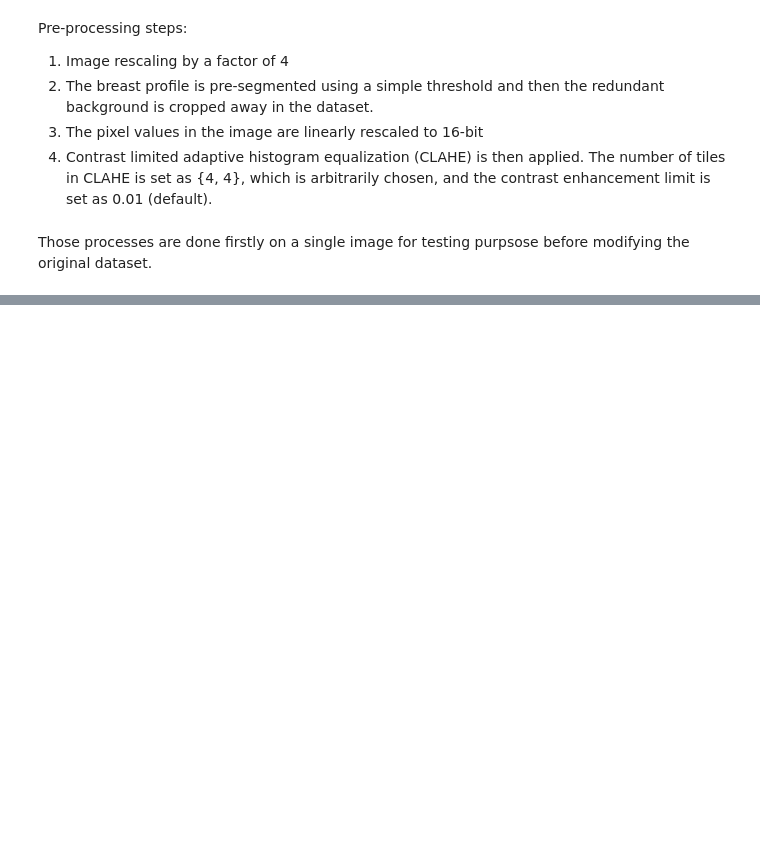
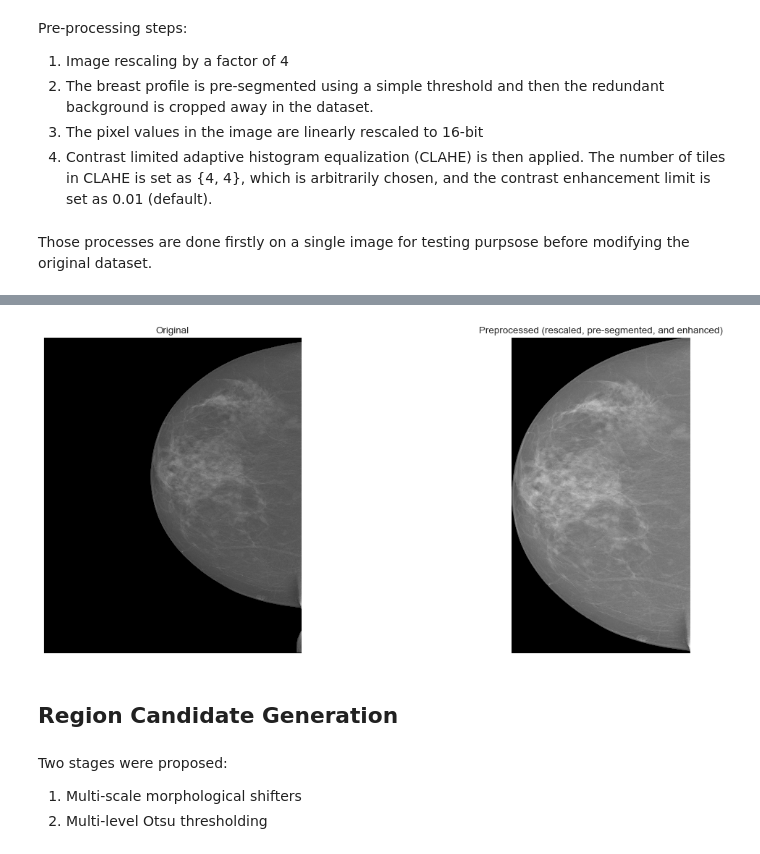
Before and after one commit to abdalrhmanu/breast-mass-detection-and-segmentation-using-multi-scale-morphological-sifting-and-kmeans-clustering, a Jupyter notebook: notebooks/Abdel-Notebook (EDA + Preprocessing).ipynb, the cells around one changed output, grey strips where cells are left out. Cells and saved outputs as stored; diff of their text form; code cells hidden in the pictures; blank space fills up the shorter version.

```diff
--- a/notebooks/Abdel-Notebook (EDA + Preprocessing).ipynb
+++ b/notebooks/Abdel-Notebook (EDA + Preprocessing).ipynb
@@ -190,4 +192,7 @@ Thresholded Mask Shape: (1634, 1331)
 # %%
-# Note that all of the above is now implemented in a separate class and can be applied using the following line of code
-preprocessor.fit(dataset_path=dataset_folder_paths[1][1], process_n=1, plot=False, export_processed=True)
+# All of the above is now implemented in a separate class and can be applied using the following line of code
+preprocessor.fit(dataset_path=dataset_folder_paths[1][1],
+                 process_n=1,
+                 plot=True,
+                 export_processed=False)
 # %% [output]
@@ -194,0 +201 @@ preprocessor.fit(dataset_path=dataset_folder_paths[1][1], process_n=1, plot=Fals
+[figure, added]
@@ -196,0 +202,6 @@ dataset_folder_paths
+# %% [markdown]
+## Region Candidate Generation
+# %% [markdown]
+Two stages were proposed:
+1. Multi-scale morphological shifters
+2. Multi-level Otsu thresholding
```
Also changed, not shown: parts of 10 cells of this notebook, 1 other file.
